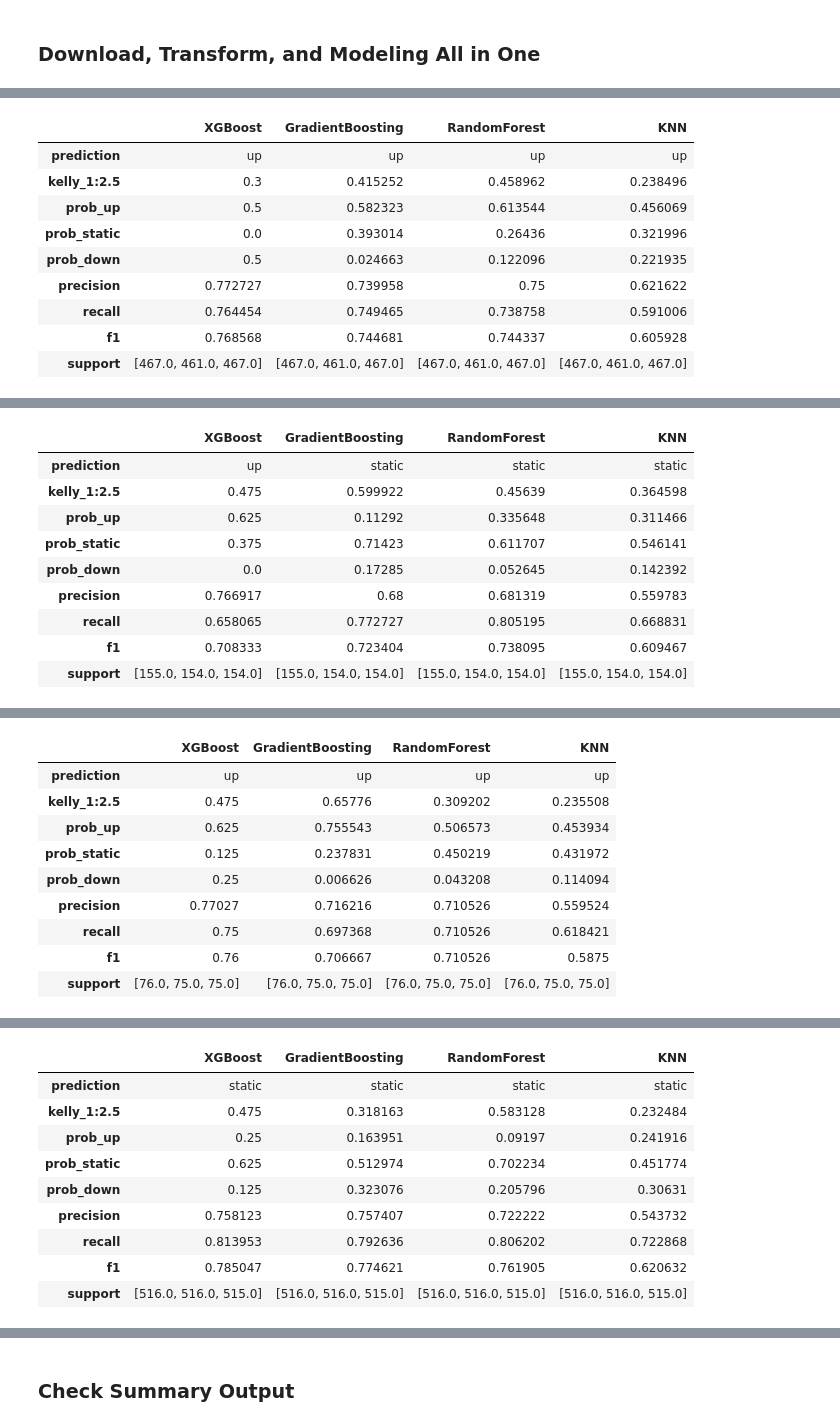
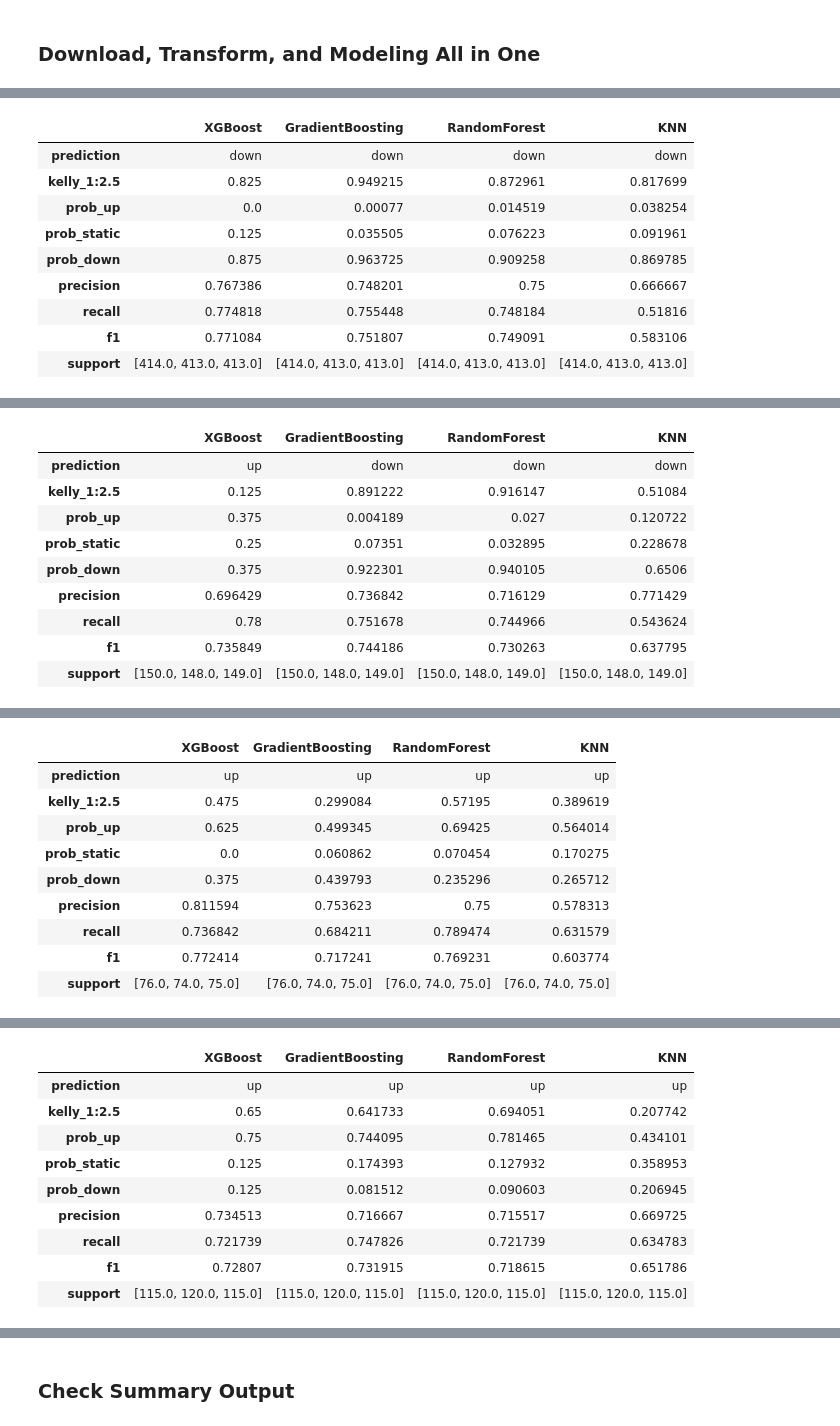
Before and after one commit to yuchild/stock_production, a Jupyter notebook: stock_next_time_frame_predictor.ipynb, the cells around one changed output, grey strips where cells are left out. Saved outputs shown, nothing was run; the diff lists cells and outputs as text; code cells hidden in the pictures.

```diff
--- a/stock_next_time_frame_predictor.ipynb
+++ b/stock_next_time_frame_predictor.ipynb
@@ -43,5 +43,5 @@ from src import functions as f
 # manufactoring suppliers
 # 'lrcs', 'klac', ''
 # %%
-f.predictions('coin')
+f.predictions('oklo')
 # %% [output]
@@ -49,10 +49,10 @@ COIN 5m Interval Timestamp: 2024-10-21 03:03:51
 |  | XGBoost | GradientBoosting | RandomForest | KNN |
-| prediction | up | up | up | up |
-| kelly_1:2.5 | 0.3 | 0.415252 | 0.458962 | 0.238496 |
-| prob_up | 0.5 | 0.582323 | 0.613544 | 0.456069 |
-| prob_static | 0.0 | 0.393014 | 0.26436 | 0.321996 |
-| prob_down | 0.5 | 0.024663 | 0.122096 | 0.221935 |
-| precision | 0.772727 | 0.739958 | 0.75 | 0.621622 |
-| recall | 0.764454 | 0.749465 | 0.738758 | 0.591006 |
-| f1 | 0.768568 | 0.744681 | 0.744337 | 0.605928 |
-| support | [467.0, 461.0, 467.0] | [467.0, 461.0, 467.0] | [467.0, 461.0, 467.0] | [467.0, 461.0, 467.0] |
+| prediction | down | down | down | down |
+| kelly_1:2.5 | 0.825 | 0.949215 | 0.872961 | 0.817699 |
+| prob_up | 0.0 | 0.00077 | 0.014519 | 0.038254 |
+| prob_static | 0.125 | 0.035505 | 0.076223 | 0.091961 |
+| prob_down | 0.875 | 0.963725 | 0.909258 | 0.869785 |
+| precision | 0.767386 | 0.748201 | 0.75 | 0.666667 |
+| recall | 0.774818 | 0.755448 | 0.748184 | 0.51816 |
+| f1 | 0.771084 | 0.751807 | 0.749091 | 0.583106 |
+| support | [414.0, 413.0, 413.0] | [414.0, 413.0, 413.0] | [414.0, 413.0, 413.0] | [414.0, 413.0, 413.0] |
@@ -60,10 +60,10 @@ COIN 15m Interval Timestamp: 2024-10-21 03:03:58
 |  | XGBoost | GradientBoosting | RandomForest | KNN |
-| prediction | up | static | static | static |
-| kelly_1:2.5 | 0.475 | 0.599922 | 0.45639 | 0.364598 |
-| prob_up | 0.625 | 0.11292 | 0.335648 | 0.311466 |
-| prob_static | 0.375 | 0.71423 | 0.611707 | 0.546141 |
-| prob_down | 0.0 | 0.17285 | 0.052645 | 0.142392 |
-| precision | 0.766917 | 0.68 | 0.681319 | 0.559783 |
-| recall | 0.658065 | 0.772727 | 0.805195 | 0.668831 |
-| f1 | 0.708333 | 0.723404 | 0.738095 | 0.609467 |
-| support | [155.0, 154.0, 154.0] | [155.0, 154.0, 154.0] | [155.0, 154.0, 154.0] | [155.0, 154.0, 154.0] |
+| prediction | up | down | down | down |
+| kelly_1:2.5 | 0.125 | 0.891222 | 0.916147 | 0.51084 |
+| prob_up | 0.375 | 0.004189 | 0.027 | 0.120722 |
+| prob_static | 0.25 | 0.07351 | 0.032895 | 0.228678 |
+| prob_down | 0.375 | 0.922301 | 0.940105 | 0.6506 |
+| precision | 0.696429 | 0.736842 | 0.716129 | 0.771429 |
+| recall | 0.78 | 0.751678 | 0.744966 | 0.543624 |
+| f1 | 0.735849 | 0.744186 | 0.730263 | 0.637795 |
+| support | [150.0, 148.0, 149.0] | [150.0, 148.0, 149.0] | [150.0, 148.0, 149.0] | [150.0, 148.0, 149.0] |
@@ -71,10 +71,10 @@ COIN 30m Interval Timestamp: 2024-10-21 03:04:01
 |  | XGBoost | GradientBoosting | RandomForest | KNN |
 | prediction | up | up | up | up |
-| kelly_1:2.5 | 0.475 | 0.65776 | 0.309202 | 0.235508 |
-| prob_up | 0.625 | 0.755543 | 0.506573 | 0.453934 |
-| prob_static | 0.125 | 0.237831 | 0.450219 | 0.431972 |
-| prob_down | 0.25 | 0.006626 | 0.043208 | 0.114094 |
-| precision | 0.77027 | 0.716216 | 0.710526 | 0.559524 |
-| recall | 0.75 | 0.697368 | 0.710526 | 0.618421 |
-| f1 | 0.76 | 0.706667 | 0.710526 | 0.5875 |
-| support | [76.0, 75.0, 75.0] | [76.0, 75.0, 75.0] | [76.0, 75.0, 75.0] | [76.0, 75.0, 75.0] |
+| kelly_1:2.5 | 0.475 | 0.299084 | 0.57195 | 0.389619 |
+| prob_up | 0.625 | 0.499345 | 0.69425 | 0.564014 |
+| prob_static | 0.0 | 0.060862 | 0.070454 | 0.170275 |
+| prob_down | 0.375 | 0.439793 | 0.235296 | 0.265712 |
+| precision | 0.811594 | 0.753623 | 0.75 | 0.578313 |
+| recall | 0.736842 | 0.684211 | 0.789474 | 0.631579 |
+| f1 | 0.772414 | 0.717241 | 0.769231 | 0.603774 |
+| support | [76.0, 74.0, 75.0] | [76.0, 74.0, 75.0] | [76.0, 74.0, 75.0] | [76.0, 74.0, 75.0] |
@@ -82,10 +82,10 @@ COIN 1h Interval Timestamp: 2024-10-21 03:04:04
 |  | XGBoost | GradientBoosting | RandomForest | KNN |
-| prediction | static | static | static | static |
-| kelly_1:2.5 | 0.475 | 0.318163 | 0.583128 | 0.232484 |
-| prob_up | 0.25 | 0.163951 | 0.09197 | 0.241916 |
-| prob_static | 0.625 | 0.512974 | 0.702234 | 0.451774 |
-| prob_down | 0.125 | 0.323076 | 0.205796 | 0.30631 |
-| precision | 0.758123 | 0.757407 | 0.722222 | 0.543732 |
-| recall | 0.813953 | 0.792636 | 0.806202 | 0.722868 |
-| f1 | 0.785047 | 0.774621 | 0.761905 | 0.620632 |
-| support | [516.0, 516.0, 515.0] | [516.0, 516.0, 515.0] | [516.0, 516.0, 515.0] | [516.0, 516.0, 515.0] |
+| prediction | up | up | up | up |
+| kelly_1:2.5 | 0.65 | 0.641733 | 0.694051 | 0.207742 |
+| prob_up | 0.75 | 0.744095 | 0.781465 | 0.434101 |
+| prob_static | 0.125 | 0.174393 | 0.127932 | 0.358953 |
+| prob_down | 0.125 | 0.081512 | 0.090603 | 0.206945 |
+| precision | 0.734513 | 0.716667 | 0.715517 | 0.669725 |
+| recall | 0.721739 | 0.747826 | 0.721739 | 0.634783 |
+| f1 | 0.72807 | 0.731915 | 0.718615 | 0.651786 |
+| support | [115.0, 120.0, 115.0] | [115.0, 120.0, 115.0] | [115.0, 120.0, 115.0] | [115.0, 120.0, 115.0] |
```
Also changed, not shown: parts of 1 cell of this notebook, 14 other files.
